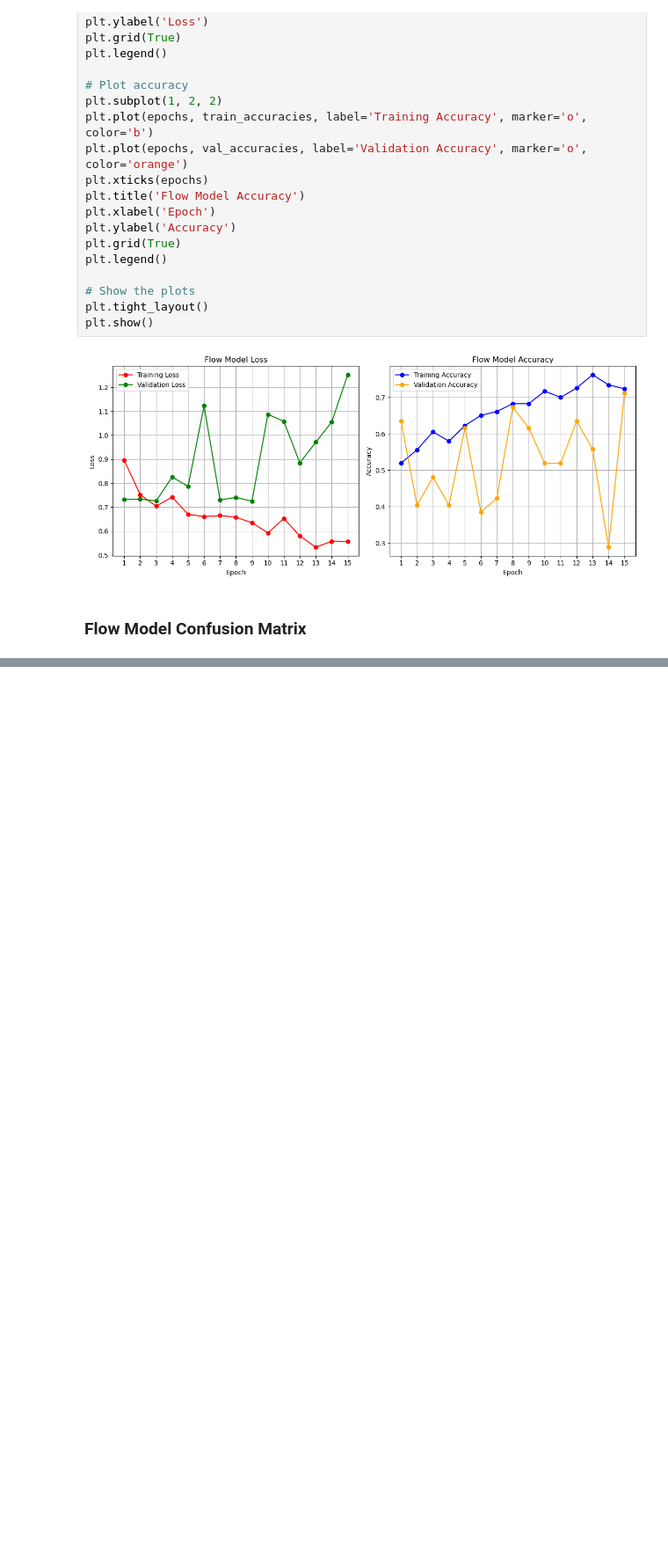
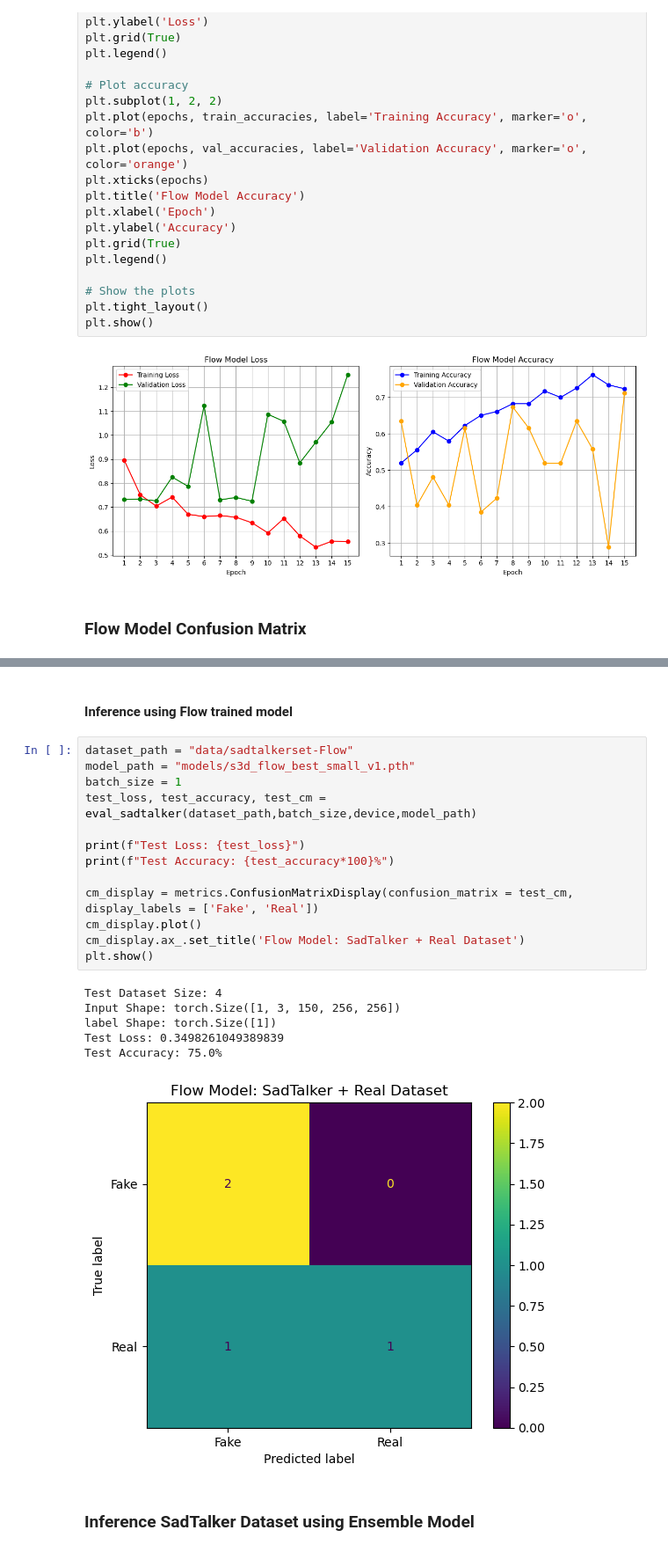
Before and after one commit to ftvs/maliciousai, a Jupyter notebook: Light_Yagami.ipynb, the cells around one changed output, grey strips where cells are left out. Shown at 88% size. Saved outputs shown, nothing was run; the diff lists cells and outputs as text; blank space fills up the shorter version.

```diff
--- a/Light_Yagami.ipynb
+++ b/Light_Yagami.ipynb
@@ -615,0 +803,24 @@ plt.show()
+# %% [markdown]
+#### Inference using Flow trained model
+# %%
+dataset_path = "data/sadtalkerset-Flow"
+model_path = "models/s3d_flow_best_small_v1.pth"
+batch_size = 1
+test_loss, test_accuracy, test_cm = eval_sadtalker(dataset_path,batch_size,device,model_path)
+
+print(f"Test Loss: {test_loss}")
+print(f"Test Accuracy: {test_accuracy*100}%")
+
+cm_display = metrics.ConfusionMatrixDisplay(confusion_matrix = test_cm, display_labels = ['Fake', 'Real'])
+cm_display.plot()
+cm_display.ax_.set_title('Flow Model: SadTalker + Real Dataset')
+plt.show()
+# %% [output]
+Test Dataset Size: 4
+Input Shape: torch.Size([1, 3, 150, 256, 256])
+label Shape: torch.Size([1])
+Test Loss: 0.3498261049389839
+Test Accuracy: 75.0%
+[figure, added]
+# %% [markdown]
+### Inference SadTalker Dataset using Ensemble Model
```
Also changed, not shown: parts of 38 cells of this notebook, 2 other files.
